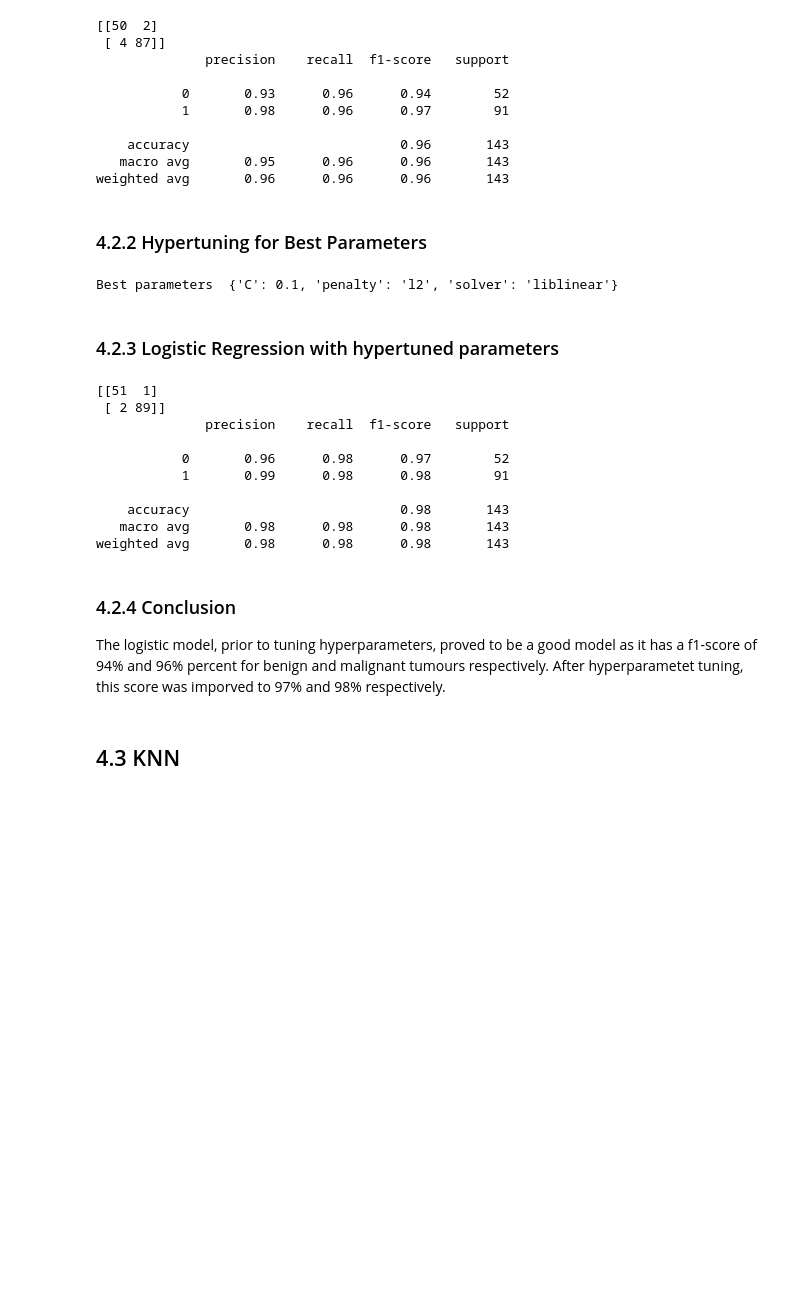
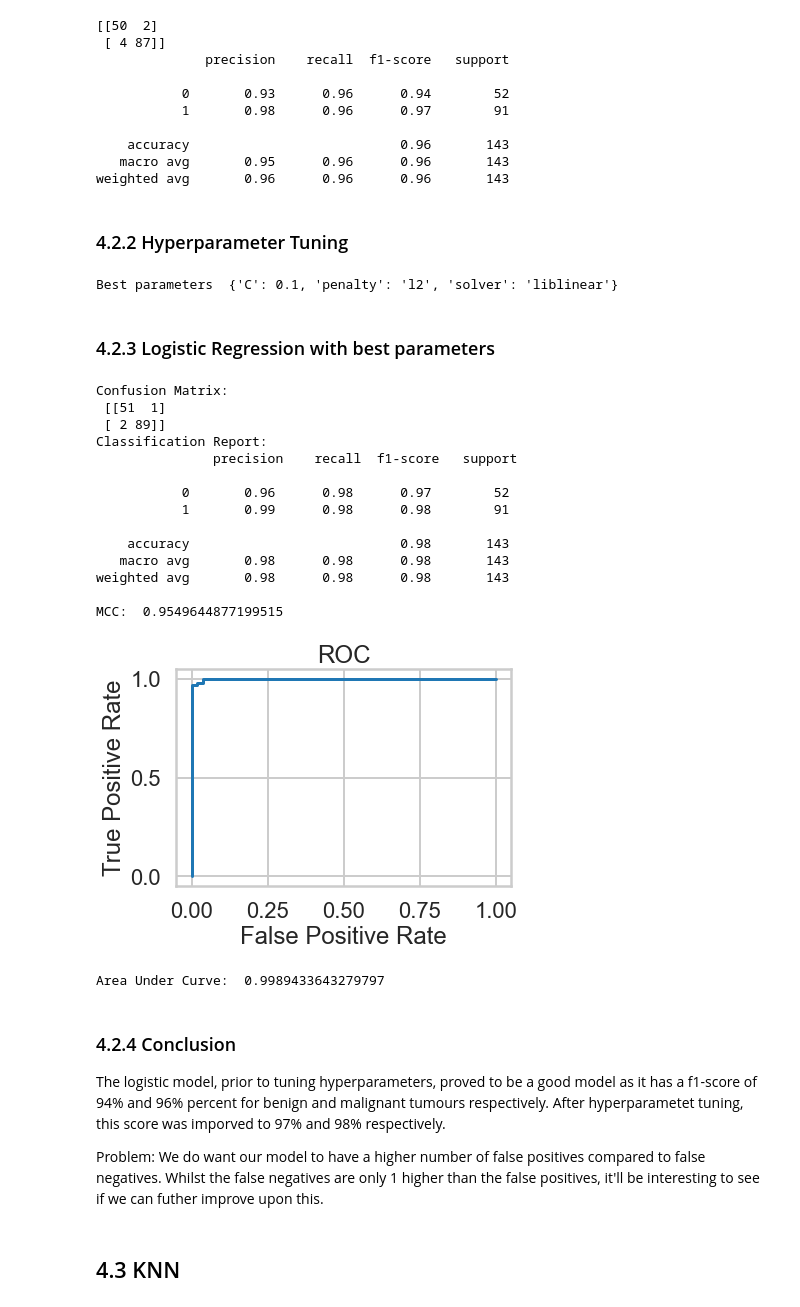
Before and after one commit to iban121/Springboard, a Jupyter notebook: CapstoneProject_2/Preprocessing and Training .ipynb, the cells around one changed output. Saved outputs shown, nothing was run; the diff lists cells and outputs as text; code cells hidden in the pictures; blank space fills up the shorter version.

```diff
--- a/CapstoneProject_2/Preprocessing and Training .ipynb
+++ b/CapstoneProject_2/Preprocessing and Training .ipynb
@@ -153,7 +159,7 @@ print(classification_report(y_test, predictions_log))
    macro avg       0.95      0.96      0.96       143
 weighted avg       0.96      0.96      0.96       143
 # %% [markdown]
-### 4.2.2 Hypertuning for Best Parameters
+### 4.2.2 Hyperparameter Tuning
 # %%
 # Grid search cross validation
 from sklearn.model_selection import GridSearchCV
@@ -171,17 +178,20 @@ print("Best parameters ",model_log_grid.best_params_)
 # %% [output]
 Best parameters  {'C': 0.1, 'penalty': 'l2', 'solver': 'liblinear'}
 # %% [markdown]
-### 4.2.3 Logistic Regression with hypertuned parameters
+### 4.2.3 Logistic Regression with best parameters
 # %%
 model_log_best_params = LogisticRegression(random_state = 10, solver='liblinear', penalty='l2', C=0.1)
 model_log_best_params.fit(X_train_scaled, y_train)
 predictions_logBest = model_log_best_params.predict(X_test_scaled)
-print(confusion_matrix(y_test,predictions_logBest))
-print(classification_report(y_test, predictions_logBest))
+print('Confusion Matrix: \n',confusion_matrix(y_test,predictions_logBest))
+print('Classification Report: \n', classification_report(y_test, predictions_logBest))
+print('MCC: ', matthews_corrcoef(y_test, predictions_logBest))
 # %% [output]
-[[51  1]
+Confusion Matrix:
+ [[51  1]
  [ 2 89]]
-              precision    recall  f1-score   support
+Classification Report:
+               precision    recall  f1-score   support
 
            0       0.96      0.98      0.97        52
            1       0.99      0.98      0.98        91
@@ -189,9 +199,27 @@ print(classification_report(y_test, predictions_logBest))
     accuracy                           0.98       143
    macro avg       0.98      0.98      0.98       143
 weighted avg       0.98      0.98      0.98       143
+
+MCC:  0.9549644877199515
+# %%
+# fpr, tpr, thresholds = roc_curve(y_test, y_pred_prob)
+y_pred_prob = model_log_best_params.predict_proba(X_test_scaled)[:,1]
+fpr, tpr, thresholds = roc_curve(y_test, y_pred_prob)
+auc = roc_auc_score(y_test, y_pred_prob)
+plt.plot(fpr, tpr)
+plt.xlabel('False Positive Rate')
+plt.ylabel('True Positive Rate')
+plt.title('ROC')
+plt.show()
+print('Area Under Curve: ',auc)
+# %% [output]
+[figure, added]
+Area Under Curve:  0.9989433643279797
 # %% [markdown]
 ### 4.2.4 Conclusion
 The logistic model, prior to tuning hyperparameters, proved to be a good model as it has a f1-score of 94% and 96% percent for benign and malignant tumours respectively. After hyperparametet tuning, this score was imporved to 97% and 98% respectively.
+
+Problem: We do want our model to have a higher number of false positives compared to false negatives. Whilst the false negatives are only 1 higher than the false positives, it'll be interesting to see if we can futher improve upon this.
 # %% [markdown]
 ## 4.3 KNN
 # %% [markdown]
```
Also changed, not shown: parts of 70 cells of this notebook, 8 other files.
